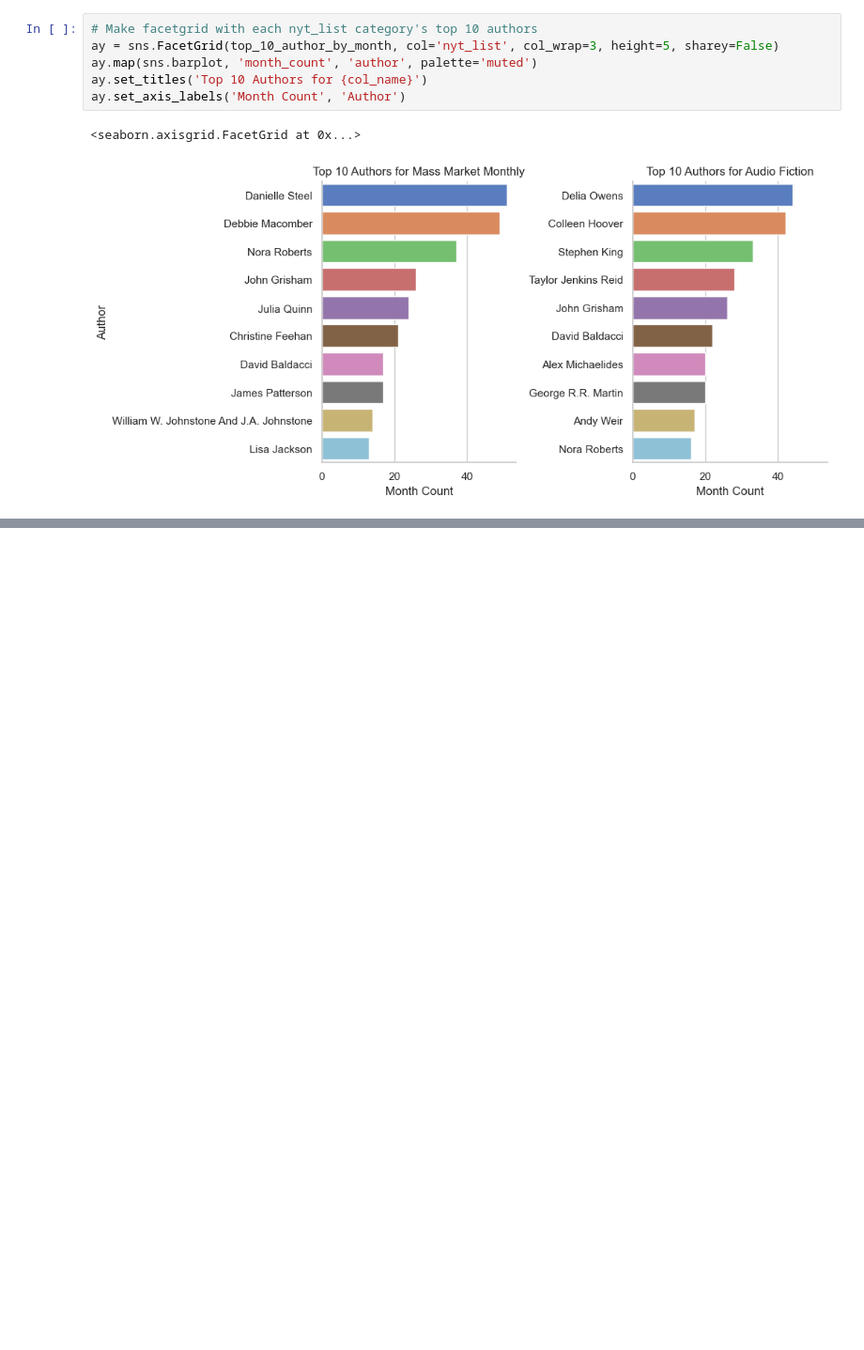
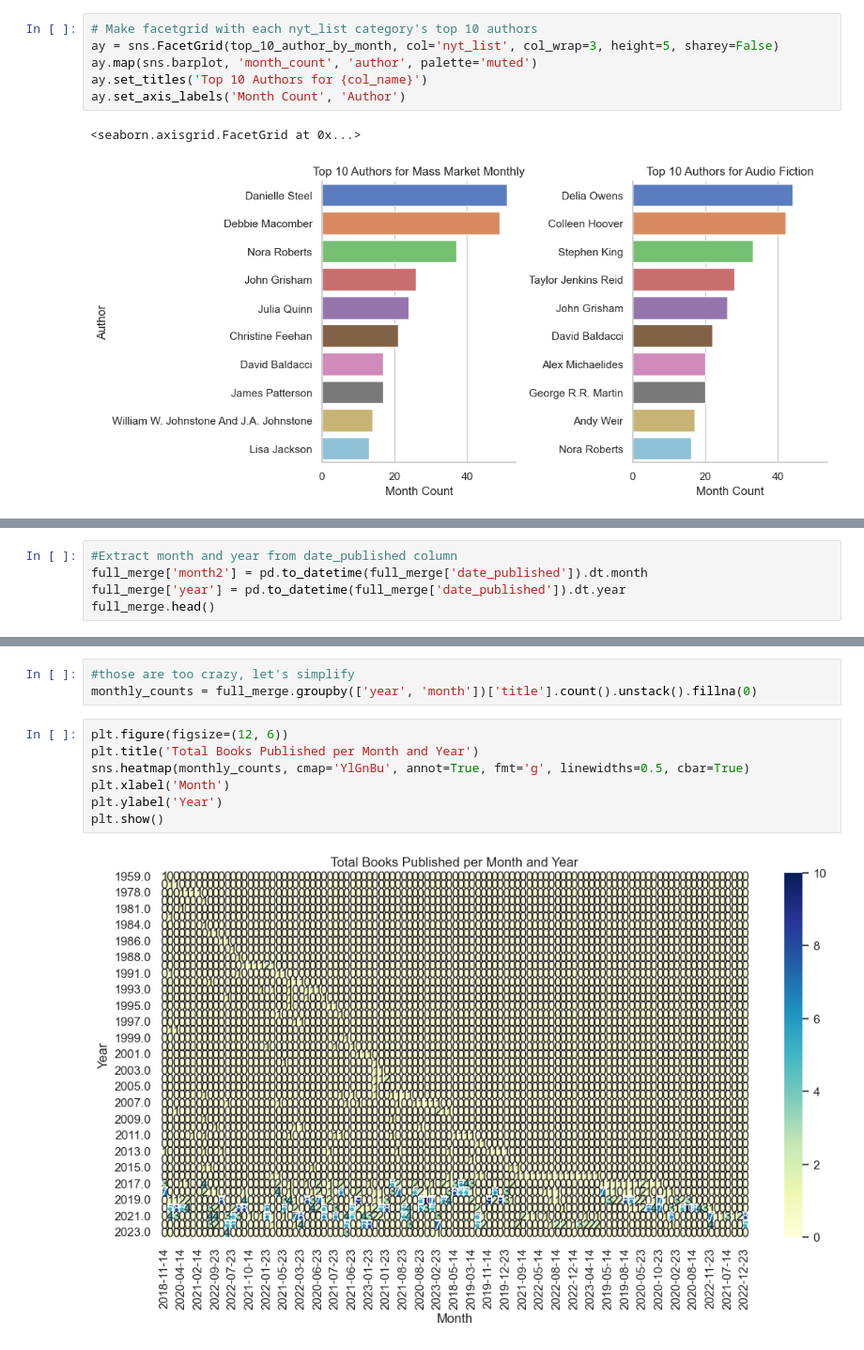
Before and after one commit to melaniewesson/bestseller_capstone, a Jupyter notebook: notebooks/bestsellers_analysis.ipynb, the cells around one changed output, grey strips where cells are left out. Shown at 94% size. Drawn from its saved outputs; the diff is of its cells as text; blank space fills up the shorter version.

```diff
--- a/notebooks/bestsellers_analysis.ipynb
+++ b/notebooks/bestsellers_analysis.ipynb
@@ -422,0 +462,5 @@ Name: nyt_list, dtype: int64
+# %%
+#Extract month and year from date_published column
+full_merge['month2'] = pd.to_datetime(full_merge['date_published']).dt.month
+full_merge['year'] = pd.to_datetime(full_merge['date_published']).dt.year
+full_merge.head()
@@ -422,0 +510,12 @@ Name: nyt_list, dtype: int64
+# %%
+#those are too crazy, let's simplify
+monthly_counts = full_merge.groupby(['year', 'month'])['title'].count().unstack().fillna(0)
+# %%
+plt.figure(figsize=(12, 6))
+plt.title('Total Books Published per Month and Year')
+sns.heatmap(monthly_counts, cmap='YlGnBu', annot=True, fmt='g', linewidths=0.5, cbar=True)
+plt.xlabel('Month')
+plt.ylabel('Year')
+plt.show()
+# %% [output]
+[figure, added]
```
Also changed, not shown: parts of 23 cells of this notebook.
